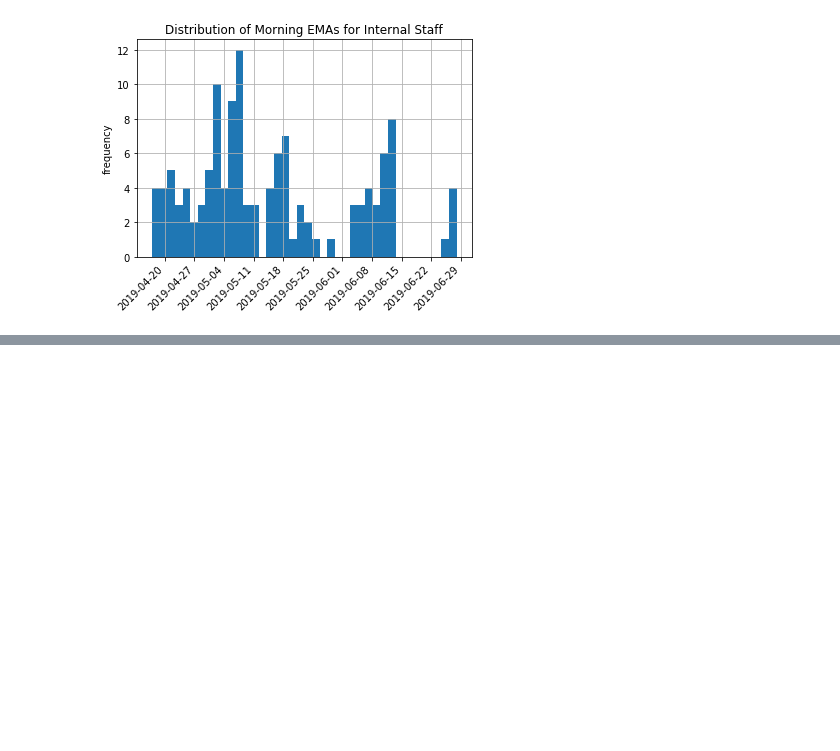
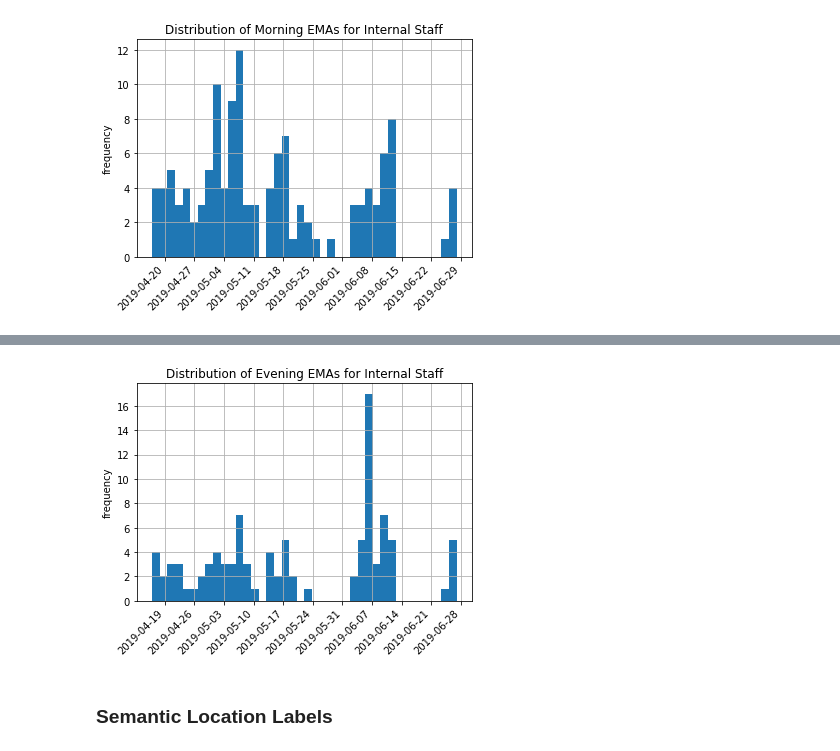
Before and after one commit to tliu526/lifesense, a Jupyter notebook: lifesense_missingness.ipynb, the cells around one changed output, grey strips where cells are left out. Saved outputs shown, nothing was run; the diff lists cells and outputs as text; code cells hidden in the pictures; blank space fills up the shorter version.

```diff
--- a/lifesense_missingness.ipynb
+++ b/lifesense_missingness.ipynb
@@ -216,0 +242,12 @@ plt.show()
+# %%
+fig, ax = plt.subplots()
+even_ema_df.loc[even_ema_df['data_source'] == 'internal_staff']['adj_date'].hist(bins=40)
+plt.xticks(rotation='45', ha='right')
+ax.xaxis.set_major_locator(mdates.DayLocator(interval=7))
+plt.title("Distribution of Evening EMAs for Internal Staff")
+plt.ylabel("frequency")
+plt.show()
+# %% [output]
+[figure, added]
+# %% [markdown]
+### Semantic Location Labels
```
Also changed, not shown: parts of 18 cells of this notebook.
